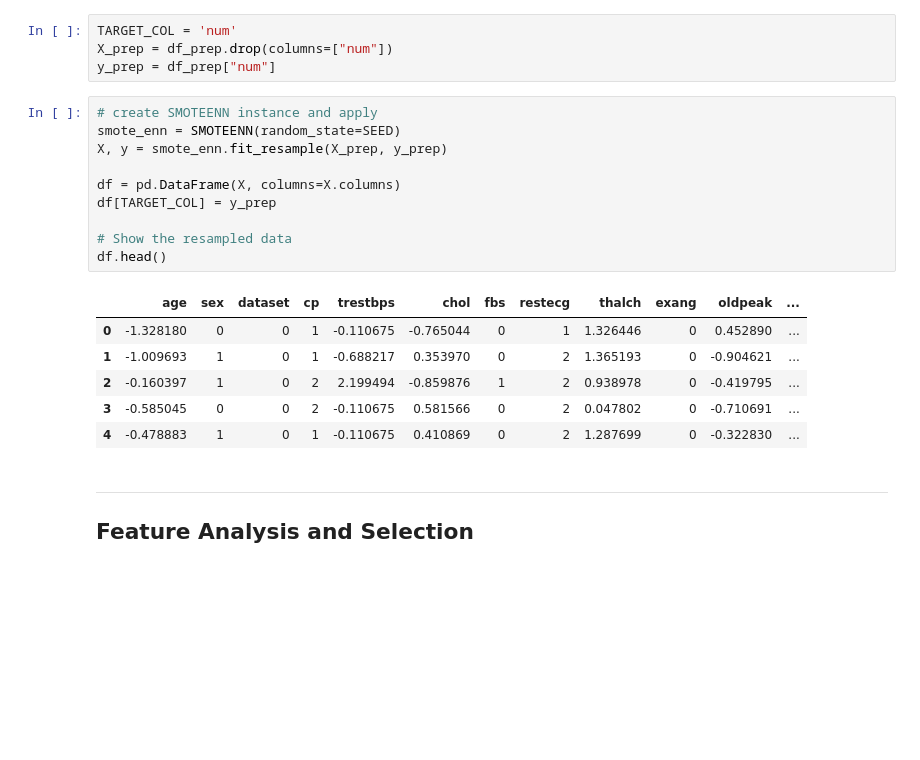
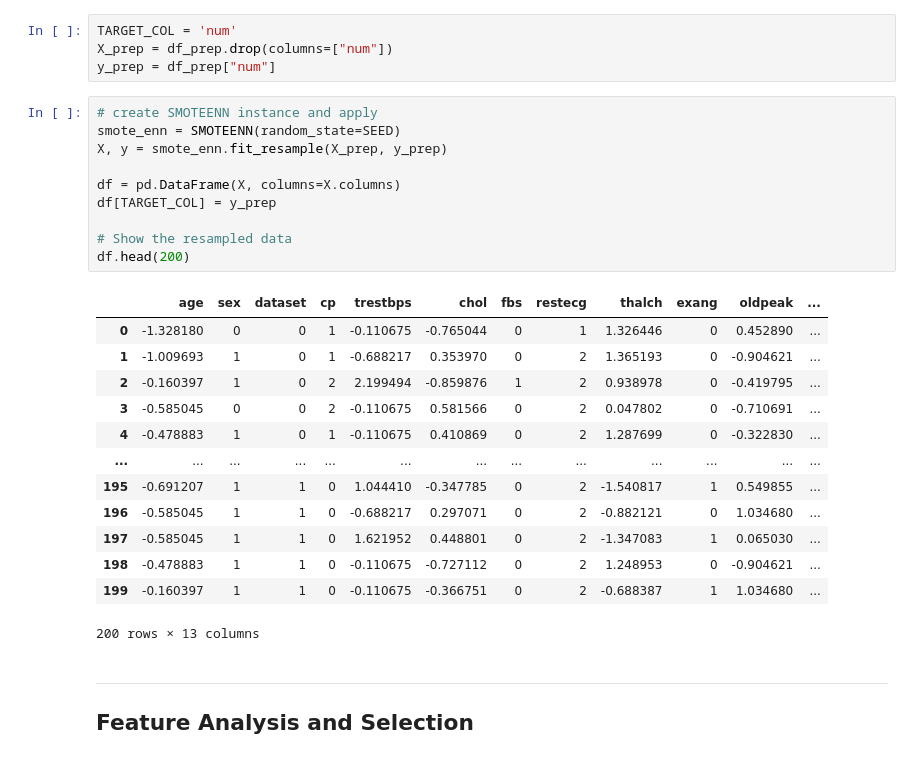
Before and after one commit to zuzannapajak/cardio-risk-prediction, a Jupyter notebook: notebooks/feature-analysis.ipynb, the cells around one changed output. Saved outputs shown, nothing was run; the diff lists cells and outputs as text; blank space fills up the shorter version.

```diff
--- a/notebooks/feature-analysis.ipynb
+++ b/notebooks/feature-analysis.ipynb
@@ -49,20 +53,27 @@ y_prep = df_prep["num"]
 # %%
 # create SMOTEENN instance and apply
 smote_enn = SMOTEENN(random_state=SEED)
 X, y = smote_enn.fit_resample(X_prep, y_prep)
 
 df = pd.DataFrame(X, columns=X.columns)
 df[TARGET_COL] = y_prep
 
 # Show the resampled data
-df.head()
+df.head(200)
 # %% [output]
 |  | age | sex | dataset | cp | trestbps | chol | fbs | restecg | thalch | exang | oldpeak | ... |
 | 0 | -1.328180 | 0 | 0 | 1 | -0.110675 | -0.765044 | 0 | 1 | 1.326446 | 0 | 0.452890 | ... |
 | 1 | -1.009693 | 1 | 0 | 1 | -0.688217 | 0.353970 | 0 | 2 | 1.365193 | 0 | -0.904621 | ... |
 | 2 | -0.160397 | 1 | 0 | 2 | 2.199494 | -0.859876 | 1 | 2 | 0.938978 | 0 | -0.419795 | ... |
 | 3 | -0.585045 | 0 | 0 | 2 | -0.110675 | 0.581566 | 0 | 2 | 0.047802 | 0 | -0.710691 | ... |
 | 4 | -0.478883 | 1 | 0 | 1 | -0.110675 | 0.410869 | 0 | 2 | 1.287699 | 0 | -0.322830 | ... |
+| ... | ... | ... | ... | ... | ... | ... | ... | ... | ... | ... | ... | ... |
+| 195 | -0.691207 | 1 | 1 | 0 | 1.044410 | -0.347785 | 0 | 2 | -1.540817 | 1 | 0.549855 | ... |
+| 196 | -0.585045 | 1 | 1 | 0 | -0.688217 | 0.297071 | 0 | 2 | -0.882121 | 0 | 1.034680 | ... |
+| 197 | -0.585045 | 1 | 1 | 0 | 1.621952 | 0.448801 | 0 | 2 | -1.347083 | 1 | 0.065030 | ... |
+| 198 | -0.478883 | 1 | 1 | 0 | -0.110675 | -0.727112 | 0 | 2 | 1.248953 | 0 | -0.904621 | ... |
+| 199 | -0.160397 | 1 | 1 | 0 | -0.110675 | -0.366751 | 0 | 2 | -0.688387 | 1 | 1.034680 | ... |
+200 rows × 13 columns
 # %% [markdown]
 ----
 ## Feature Analysis and Selection
```
Also changed, not shown: parts of 8 cells of this notebook, 1 other file.
